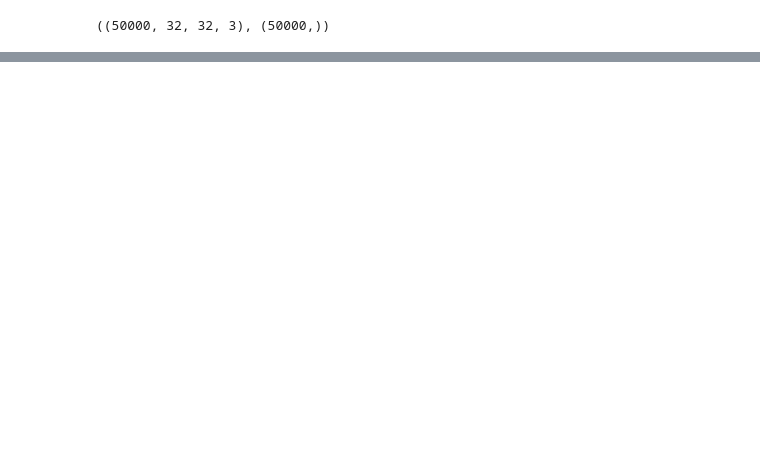
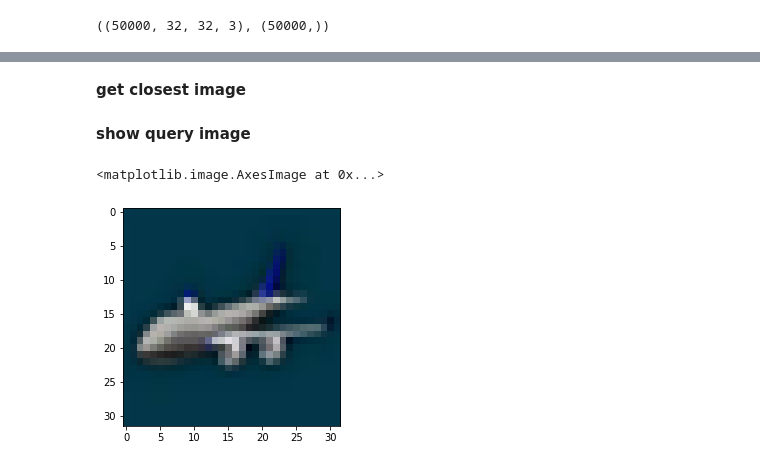
Before and after one commit to atsushii/Image_search, a Jupyter notebook: image_search.ipynb, the cells around one changed output, grey strips where cells are left out. Drawn from its saved outputs; the diff is of its cells as text; code cells hidden in the pictures; blank space fills up the shorter version.

Commit message:
search image

```diff
--- a/image_search.ipynb
+++ b/image_search.ipynb
@@ -288,0 +402,3 @@ model = BuildModel(0.5, (32, 32), 10)
+# %%
+# define model
+model = BuildModel(dropout_rate, image_size)
@@ -288,0 +486,5 @@ model = BuildModel(0.5, (32, 32), 10)
+# %%
+#Load the best mode
+model = tf.keras.models.load_model(os.path.join("saver", "model_epoch_2"))
+# %%
+create_train_vector(model, X_train, y_train, batch_size, image_size)
@@ -288,0 +621,4 @@ model = BuildModel(0.5, (32, 32), 10)
+# %%
+test_image = 'dataset/test/1052_airplane.png'
+# %% [markdown]
+**get closest image**
@@ -288,0 +627,7 @@ model = BuildModel(0.5, (32, 32), 10)
+# %% [markdown]
+**show query image**
+# %%
+plt.imshow(image_load(test_image, image_size))
+# %% [output]
+<matplotlib.image.AxesImage at 0x...>
+[figure, added]
```
Also changed, not shown: parts of 29 cells of this notebook.
